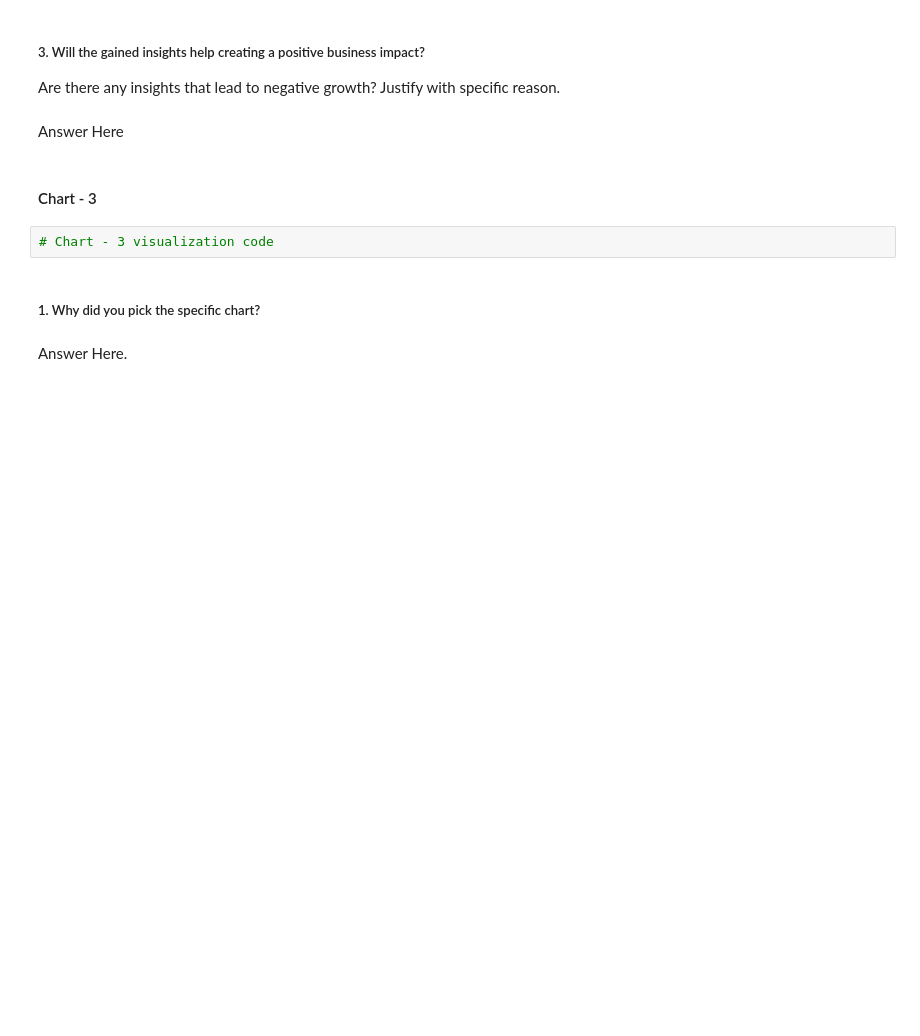
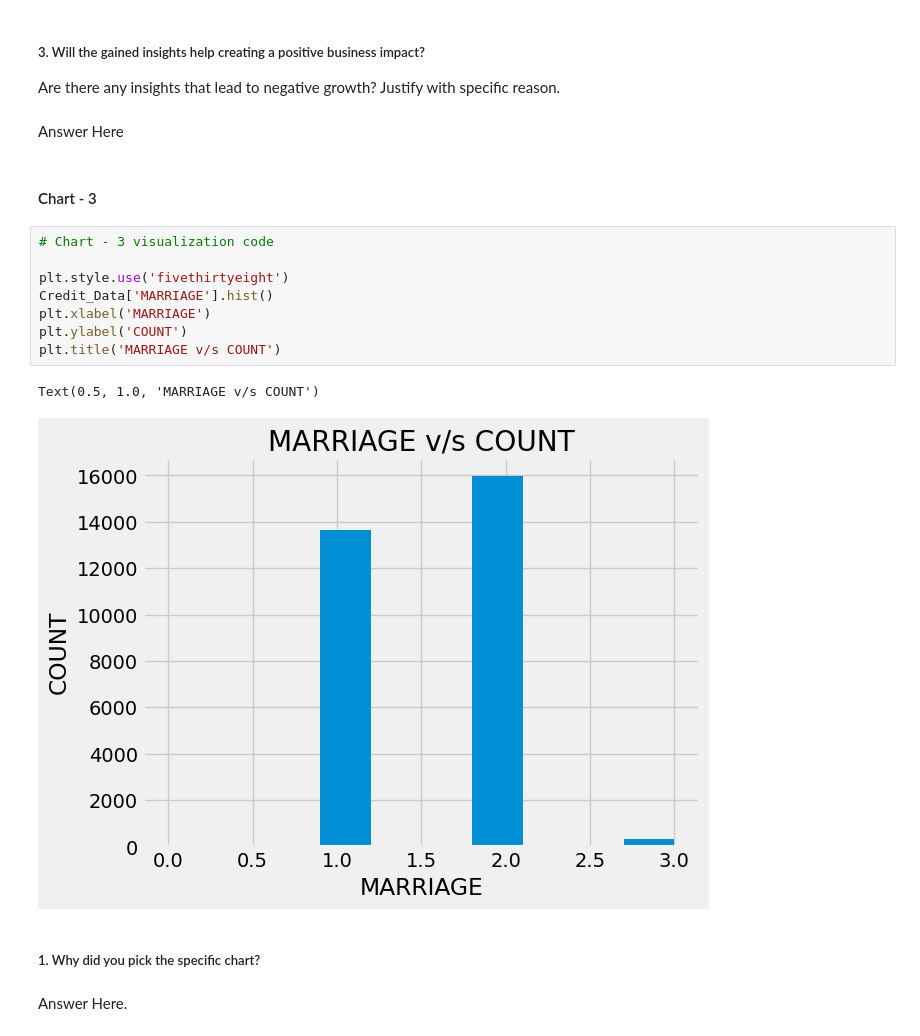
Before and after one commit to sourav03dutta/Credit-Card-Default-Prediction, a Jupyter notebook: Credit_Card_Default_Prediction.ipynb, the cells around one changed output. Cells and saved outputs as stored; diff of their text form; blank space fills up the shorter version.

```diff
--- a/Credit_Card_Default_Prediction.ipynb
+++ b/Credit_Card_Default_Prediction.ipynb
@@ -292,8 +359,17 @@ Are there any insights that lead to negative growth? Justify with specific reaso
 Answer Here
 # %% [markdown]
 #### Chart - 3
-# %%
-# Chart - 3 visualization code
+# %%
+# Chart - 3 visualization code
+
+plt.style.use('fivethirtyeight')
+Credit_Data['MARRIAGE'].hist()
+plt.xlabel('MARRIAGE')
+plt.ylabel('COUNT')
+plt.title('MARRIAGE v/s COUNT')
+# %% [output]
+Text(0.5, 1.0, 'MARRIAGE v/s COUNT')
+[figure, added]
 # %% [markdown]
 ##### 1. Why did you pick the specific chart?
 # %% [markdown]
```
Also changed, not shown: parts of 25 cells of this notebook.
